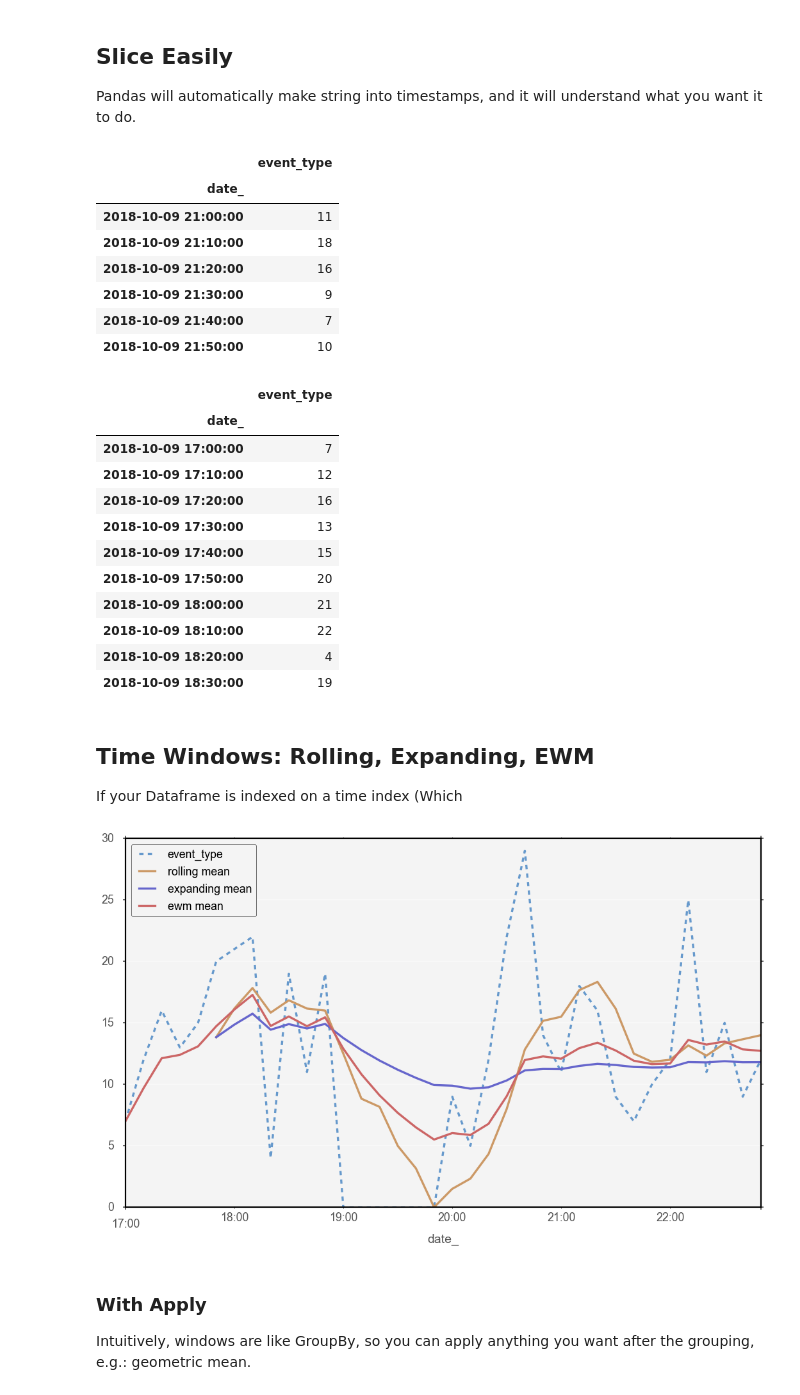
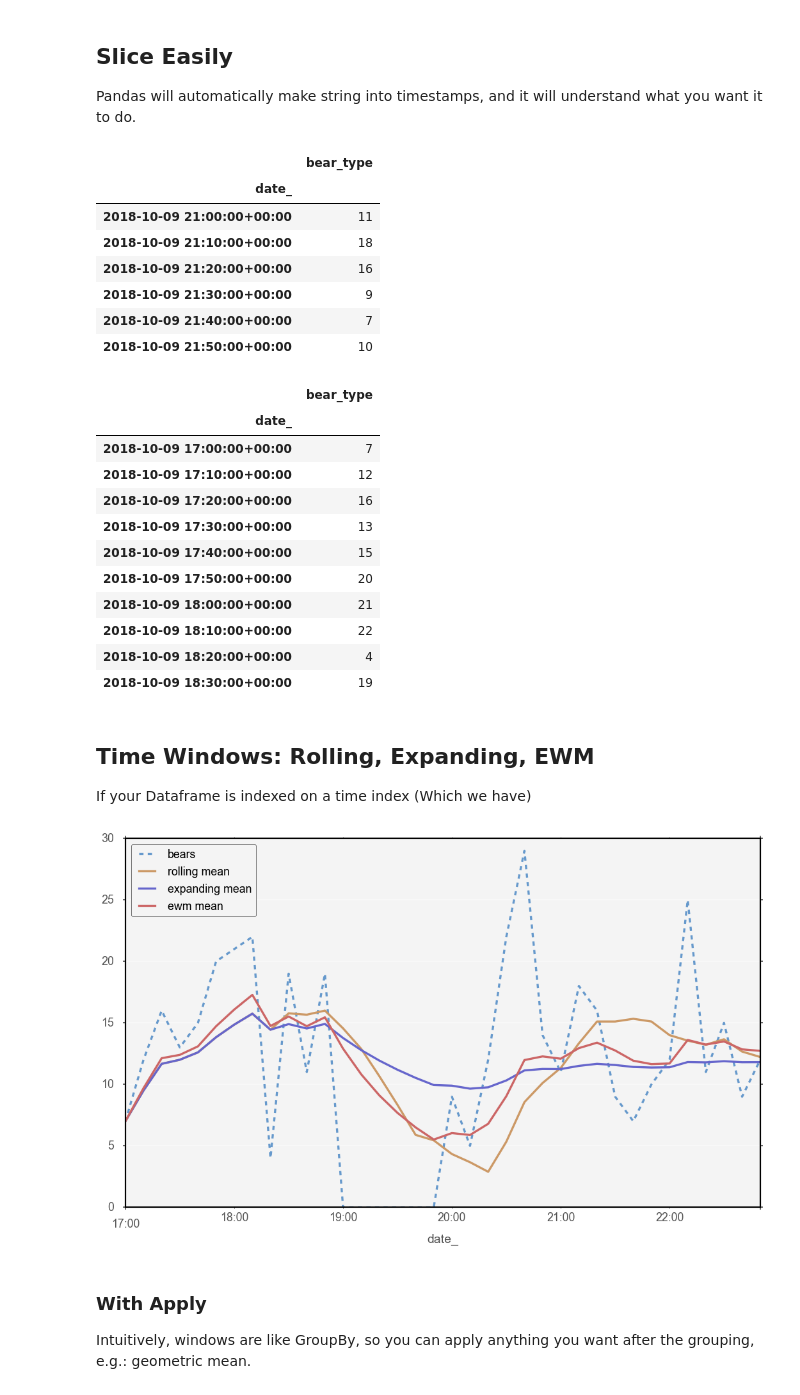
Before and after one commit to DeanLa/dont_reinvent_pandas, a Jupyter notebook: _Nightly.ipynb, the cells around one changed output. Saved outputs shown, nothing was run; the diff lists cells and outputs as text; code cells hidden in the pictures.

```diff
--- a/_Nightly.ipynb
+++ b/_Nightly.ipynb
@@ -29,6 +32,6 @@ import my_utils
 # %% [markdown]
 Reading the data and a few housekeeping tasks. is the first place we can make our code more readable.
 # %%
-df_io = pd.read_csv('./data.csv',index_col=0,parse_dates=['date_'])
+df_io = pd.read_csv('./bear_data.csv', index_col=0, parse_dates=['date_'])
 df_io.head()
 # %% [output]
@@ -133,9 +139,15 @@ Name: event_type, dtype: int64
 # %%
 # A dict is also a callable
-df['event_type'] = df.event_type.map({
-    1:'A',
-    5:'B',
-    7:'C'
-})
+bears = {
+    1: 'Grizzly',
+    2: 'Sun',
+    3: 'Pizzly',
+    4: 'Sloth',
+    5: 'Polar',
+    6: 'Cave',
+    7: 'Black',
+    8: 'Panda'
+}
+df['bear_type'] = df.bear_type.map(bears)
 df.head()
 # %% [output]
@@ -210,49 +222,48 @@ Pandas will automatically make string into timestamps, and it will understand wh
 # Take only timestamp in the hour of 21:00.
 rs.loc['2018-10-09 21',:]
 # %% [output]
-|  | event_type |
+|  | bear_type |
 | date_ |  |
-| 2018-10-09 21:00:00 | 11 |
-| 2018-10-09 21:10:00 | 18 |
-| 2018-10-09 21:20:00 | 16 |
-| 2018-10-09 21:30:00 | 9 |
-| 2018-10-09 21:40:00 | 7 |
-| 2018-10-09 21:50:00 | 10 |
+| 2018-10-09 21:00:00+00:00 | 11 |
+| 2018-10-09 21:10:00+00:00 | 18 |
+| 2018-10-09 21:20:00+00:00 | 16 |
+| 2018-10-09 21:30:00+00:00 | 9 |
+| 2018-10-09 21:40:00+00:00 | 7 |
+| 2018-10-09 21:50:00+00:00 | 10 |
 # %%
 # Take all time stamps before 18:31
 rs.loc[:'2018-10-09 18:31',:]
 # %% [output]
-|  | event_type |
+|  | bear_type |
 | date_ |  |
-| 2018-10-09 17:00:00 | 7 |
-| 2018-10-09 17:10:00 | 12 |
-| 2018-10-09 17:20:00 | 16 |
-| 2018-10-09 17:30:00 | 13 |
-| 2018-10-09 17:40:00 | 15 |
-| 2018-10-09 17:50:00 | 20 |
-| 2018-10-09 18:00:00 | 21 |
-| 2018-10-09 18:10:00 | 22 |
-| 2018-10-09 18:20:00 | 4 |
-| 2018-10-09 18:30:00 | 19 |
+| 2018-10-09 17:00:00+00:00 | 7 |
+| 2018-10-09 17:10:00+00:00 | 12 |
+| 2018-10-09 17:20:00+00:00 | 16 |
+| 2018-10-09 17:30:00+00:00 | 13 |
+| 2018-10-09 17:40:00+00:00 | 15 |
+| 2018-10-09 17:50:00+00:00 | 20 |
+| 2018-10-09 18:00:00+00:00 | 21 |
+| 2018-10-09 18:10:00+00:00 | 22 |
+| 2018-10-09 18:20:00+00:00 | 4 |
+| 2018-10-09 18:30:00+00:00 | 19 |
 # %% [markdown]
 ## Time Windows: Rolling, Expanding, EWM
-If your Dataframe is indexed on a time index (Which
+If your Dataframe is indexed on a time index (Which we have)
 # %%
-plt.style.use(['classic', 'ggplot', 'seaborn-poster', 'dean.style'])
 fig, ax = plt.subplots()
-rs.plot(ax=ax,linestyle='--')
+rs.rename(columns = {'bear_type':'bears'}).plot(ax=ax,linestyle='--')
 (rs
- .rolling(6)
+ .rolling('90T')
  .mean()
- .rename(columns = {'event_type':'rolling mean'})
+ .rename(columns = {'bear_type':'rolling mean'})
  .plot(ax=ax)
 )
 
-rs.expanding(6).mean().rename(columns = {'event_type':'expanding mean'}).plot(ax=ax)
-rs.ewm(6).mean().rename(columns = {'event_type':'ewm mean'}).plot(ax=ax)
+rs.expanding().mean().rename(columns = {'bear_type':'expanding mean'}).plot(ax=ax)
+rs.ewm(6).mean().rename(columns = {'bear_type':'ewm mean'}).plot(ax=ax)
 plt.show()
 # %% [output]
-[figure, old version]
+[figure, new version]
 # %% [markdown]
 ### With Apply
 Intuitively, windows are like GroupBy, so you can apply anything you want after the grouping, e.g.: geometric mean.
```
Also changed, not shown: parts of 80 cells of this notebook, 1 other file.
